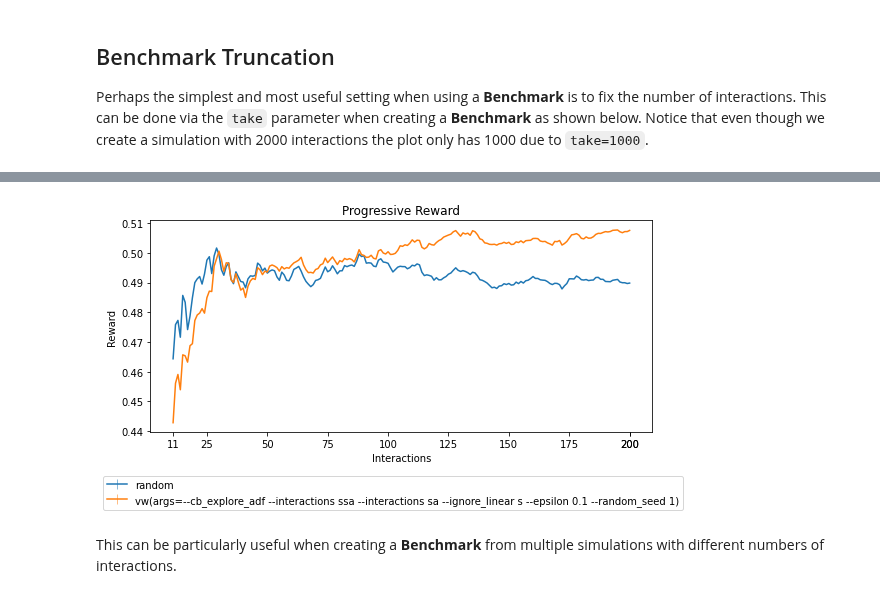
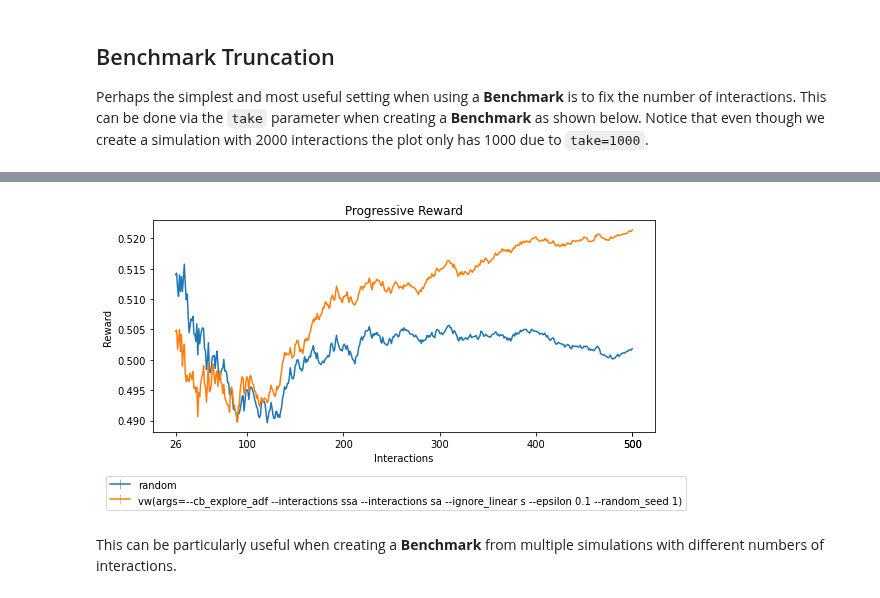
Before and after one commit to VowpalWabbit/coba, a Jupyter notebook: examples/notebooks/Benchmarks.ipynb, the cells around one changed output, grey strips where cells are left out. Saved outputs shown, nothing was run; the diff lists cells and outputs as text; code cells hidden in the pictures.

```diff
--- a/examples/notebooks/Benchmarks.ipynb
+++ b/examples/notebooks/Benchmarks.ipynb
@@ -38,8 +39,8 @@ from coba.simulations import ValidationSimulation
 from coba.learners    import RandomLearner, VowpalLearner
 from coba.benchmarks  import Benchmark
 
-simulations = [ValidationSimulation()          ]
+simulations = [ValidationSimulation(2000)]
 learners    = [RandomLearner(), VowpalLearner()]
 
-Benchmark(simulations, take=200).evaluate(learners).plot_learners()
+Benchmark(simulations, take=500).evaluate(learners).plot_learners()
 # %% [output]
@@ -51,4 +53,4 @@ Benchmark(simulations, take=200).evaluate(learners).plot_learners()
-[figure, old version]
+[figure, new version]
 # %% [markdown]
 This can be particularly useful when creating a **Benchmark** from multiple simulations with different numbers of interactions.
 # %%
```
Also changed, not shown: parts of 10 cells of this notebook, 3 other files.
